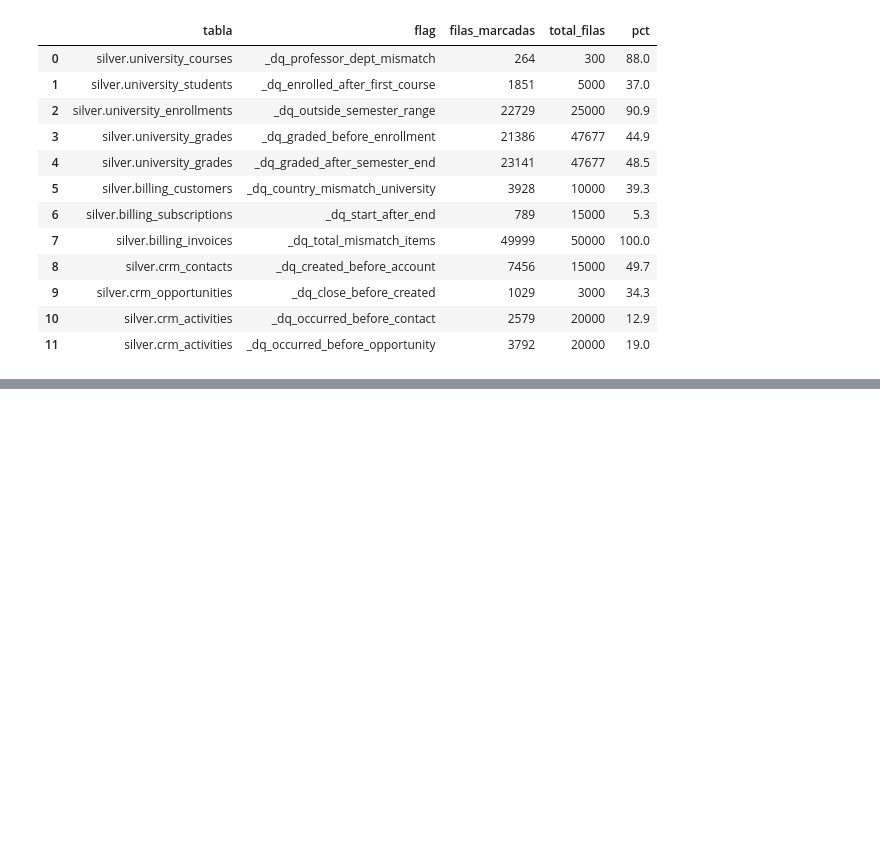
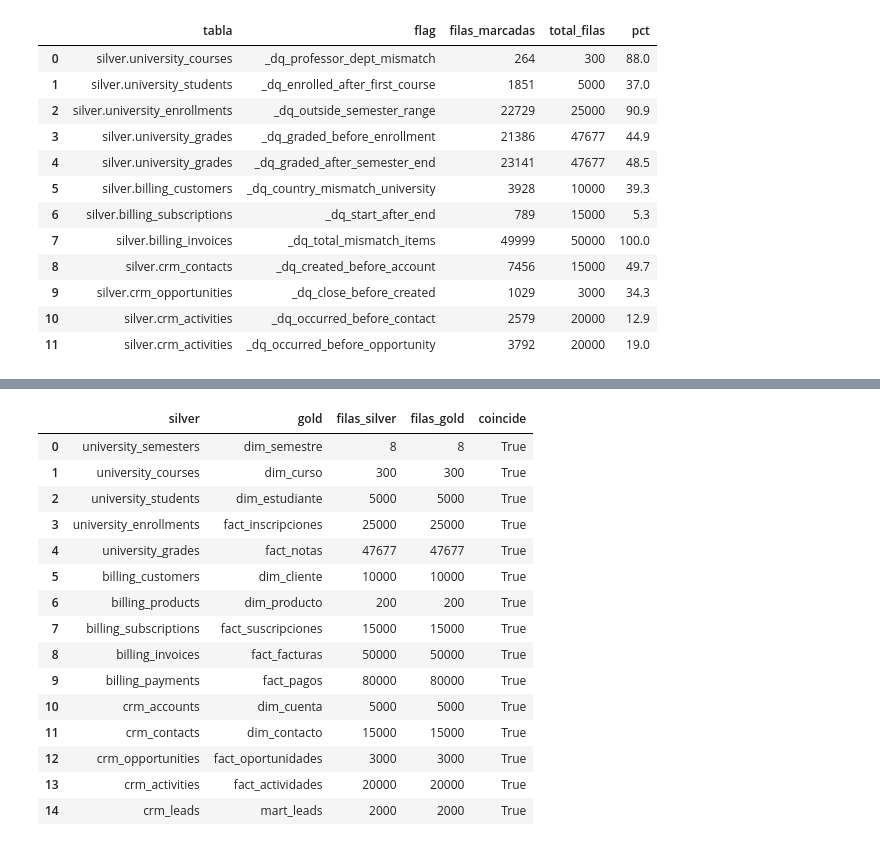
Before and after one commit to americadabeiba/BootCamp-V2, a Jupyter notebook: notebooks/documentacion/documentación.ipynb, the cells around one changed output, grey strips where cells are left out. Cells and saved outputs as stored; diff of their text form; code cells hidden in the pictures; blank space fills up the shorter version.

```diff
--- a/notebooks/documentacion/documentación.ipynb
+++ b/notebooks/documentacion/documentación.ipynb
@@ -327,0 +396,46 @@ df_dq
+# %%
+# Reconciliacion silver -> gold (mapeo 1:1, ver docs/decisiones.md SS5.6 para las 3 tablas fuera de alcance)
+mapeo = {
+    "university_semesters": "dim_semestre",
+    "university_courses": "dim_curso",
+    "university_students": "dim_estudiante",
+    "university_enrollments": "fact_inscripciones",
+    "university_grades": "fact_notas",
+    "billing_customers": "dim_cliente",
+    "billing_products": "dim_producto",
+    "billing_subscriptions": "fact_suscripciones",
+    "billing_invoices": "fact_facturas",
+    "billing_payments": "fact_pagos",
+    "crm_accounts": "dim_cuenta",
+    "crm_contacts": "dim_contacto",
+    "crm_opportunities": "fact_oportunidades",
+    "crm_activities": "fact_actividades",
+    "crm_leads": "mart_leads",
+}
+
+rows = []
+for silver_t, gold_t in mapeo.items():
+    s = pd.read_sql(f"SELECT COUNT(*) AS n FROM silver.{silver_t}", engine)["n"].iloc[0]
+    g = pd.read_sql(f"SELECT COUNT(*) AS n FROM gold.{gold_t}", engine)["n"].iloc[0]
+    rows.append({"silver": silver_t, "gold": gold_t, "filas_silver": s, "filas_gold": g, "coincide": s == g})
+
+df_reconciliacion = pd.DataFrame(rows)
+assert df_reconciliacion["coincide"].all()
+df_reconciliacion
+# %% [output]
+|  | silver | gold | filas_silver | filas_gold | coincide |
+| 0 | university_semesters | dim_semestre | 8 | 8 | True |
+| 1 | university_courses | dim_curso | 300 | 300 | True |
+| 2 | university_students | dim_estudiante | 5000 | 5000 | True |
+| 3 | university_enrollments | fact_inscripciones | 25000 | 25000 | True |
+| 4 | university_grades | fact_notas | 47677 | 47677 | True |
+| 5 | billing_customers | dim_cliente | 10000 | 10000 | True |
+| 6 | billing_products | dim_producto | 200 | 200 | True |
+| 7 | billing_subscriptions | fact_suscripciones | 15000 | 15000 | True |
+| 8 | billing_invoices | fact_facturas | 50000 | 50000 | True |
+| 9 | billing_payments | fact_pagos | 80000 | 80000 | True |
+| 10 | crm_accounts | dim_cuenta | 5000 | 5000 | True |
+| 11 | crm_contacts | dim_contacto | 15000 | 15000 | True |
+| 12 | crm_opportunities | fact_oportunidades | 3000 | 3000 | True |
+| 13 | crm_activities | fact_actividades | 20000 | 20000 | True |
+| 14 | crm_leads | mart_leads | 2000 | 2000 | True |
```
Also changed, not shown: parts of 23 cells of this notebook.
